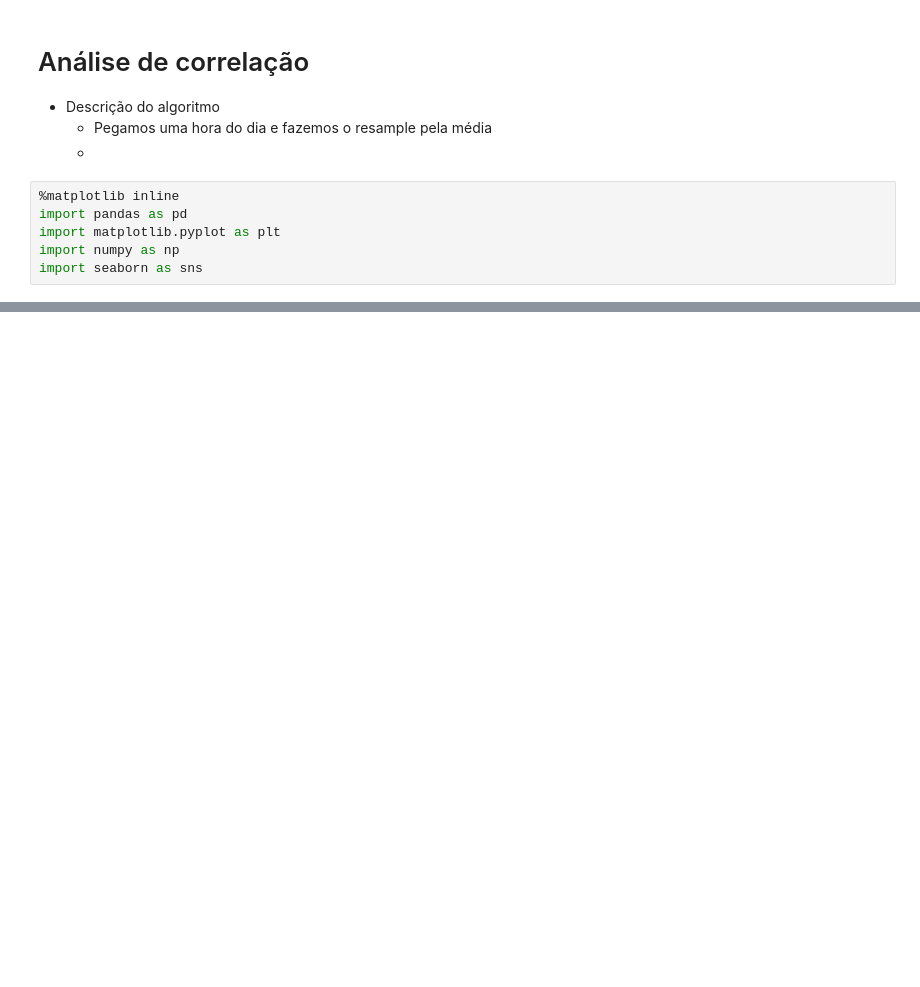
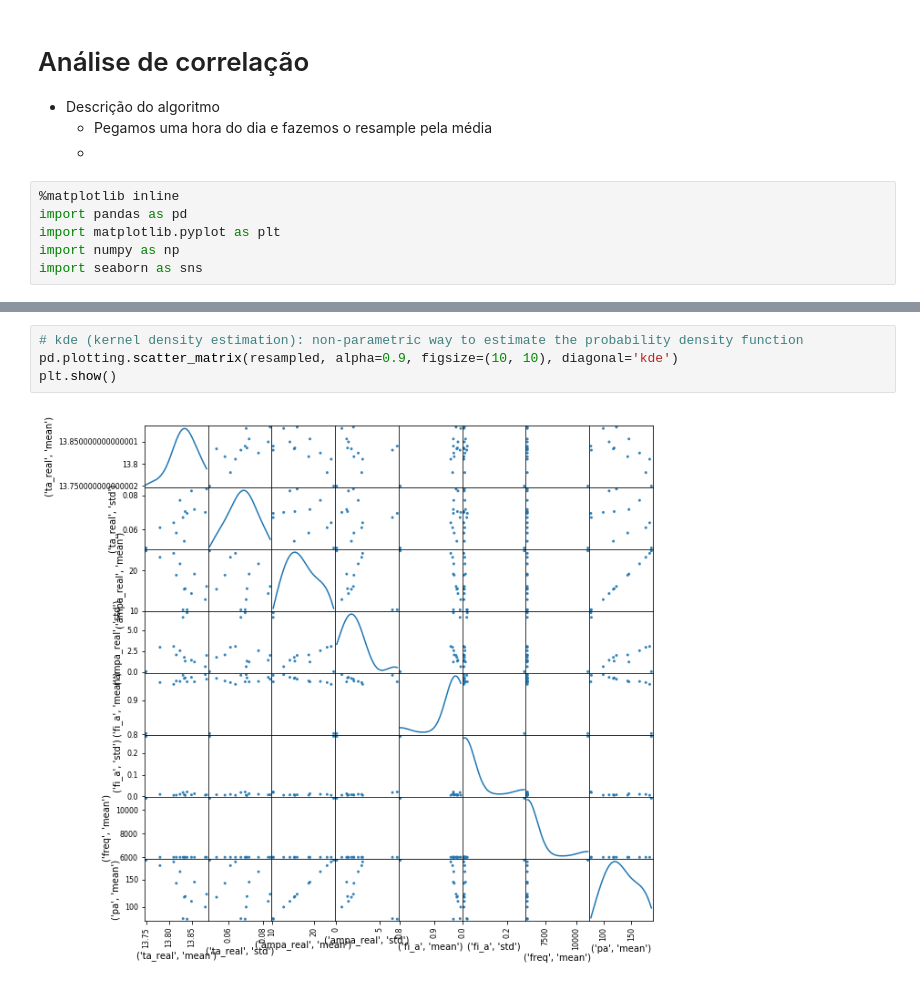
Before and after one commit to LeonardoSanBenitez/Loris-Industrial-Intelligence, a Jupyter notebook: pythonCodes/04 - Correlation analysis/Correlation analysis.ipynb, the cells around one changed output, grey strips where cells are left out. Cells and saved outputs as stored; diff of their text form; blank space fills up the shorter version.

```diff
--- a/pythonCodes/04 - Correlation analysis/Correlation analysis.ipynb
+++ b/pythonCodes/04 - Correlation analysis/Correlation analysis.ipynb
@@ -73,0 +110,6 @@ plt.show()
+# %%
+# kde (kernel density estimation): non-parametric way to estimate the probability density function
+pd.plotting.scatter_matrix(resampled, alpha=0.9, figsize=(10, 10), diagonal='kde')
+plt.show()
+# %% [output]
+[figure, added]
```
Also changed, not shown: parts of 6 cells of this notebook, 2 other files.
